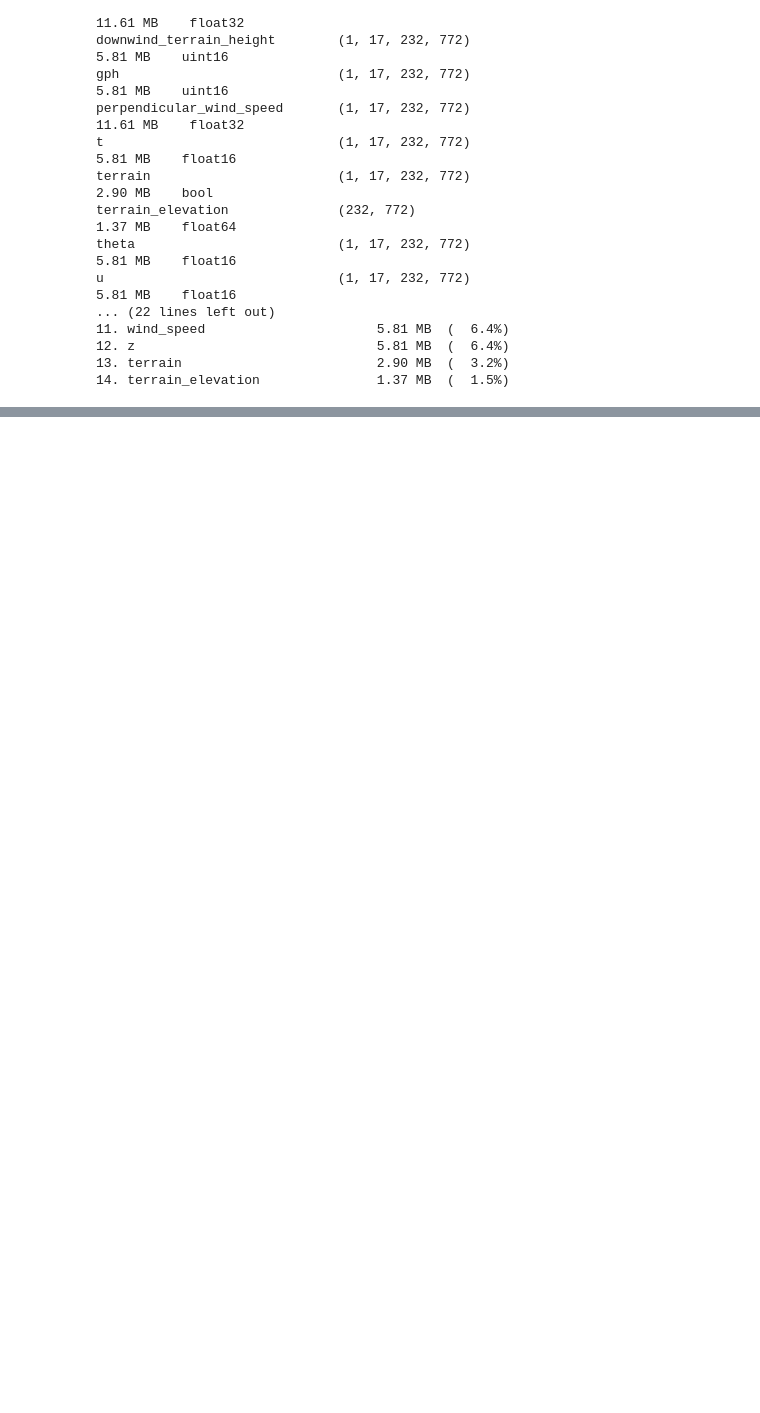
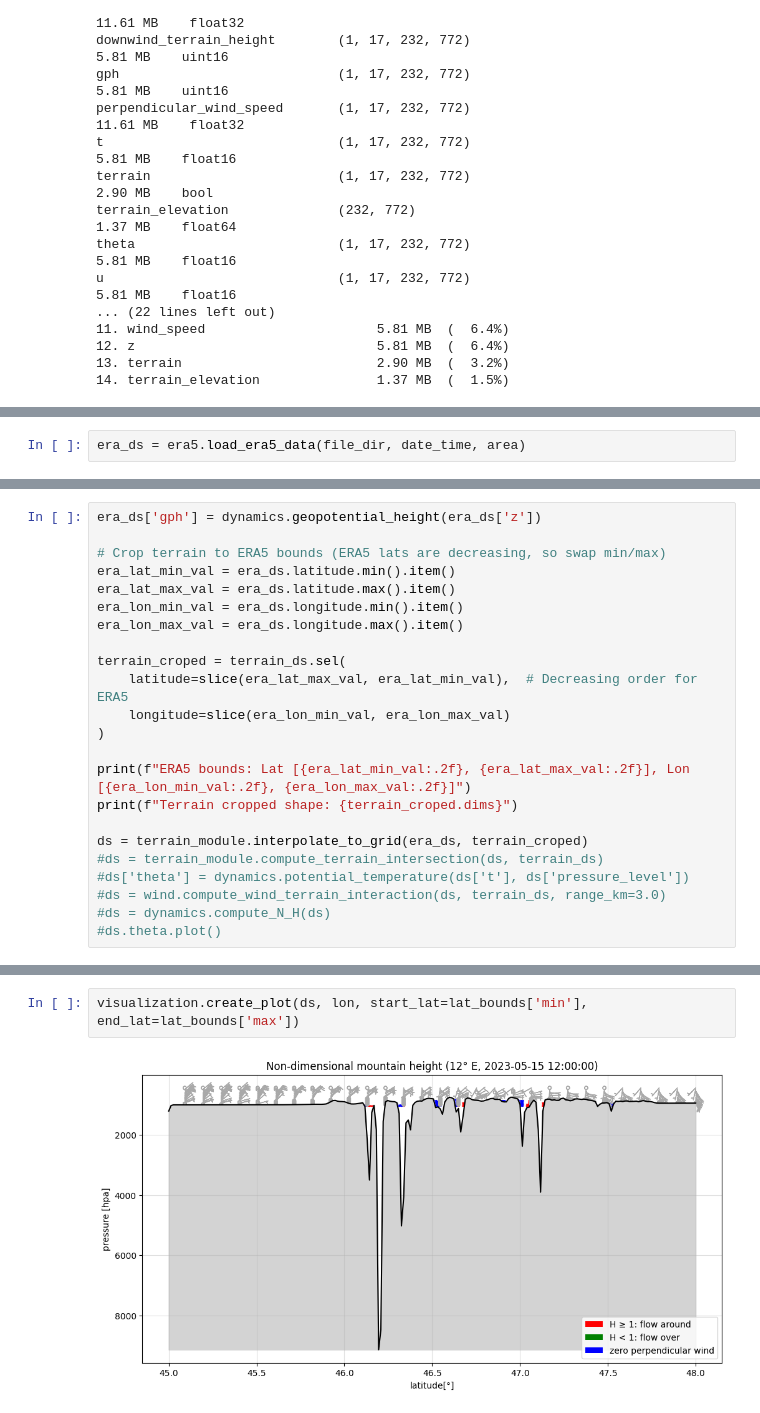
Before and after one commit to afriesinger/SciProFinal, a Jupyter notebook: era5vis-main/era5vis/wind.ipynb, the cells around one changed output, grey strips where cells are left out. Drawn from its saved outputs; the diff is of its cells as text; blank space fills up the shorter version.

```diff
--- a/era5vis-main/era5vis/wind.ipynb
+++ b/era5vis-main/era5vis/wind.ipynb
@@ -414,0 +482,2 @@ u                              (1, 17, 232, 772)                              5.
+# %%
+era_ds = era5.load_era5_data(file_dir, date_time, area)
@@ -414,0 +488,23 @@ u                              (1, 17, 232, 772)                              5.
+# %%
+era_ds['gph'] = dynamics.geopotential_height(era_ds['z'])
+
+# Crop terrain to ERA5 bounds (ERA5 lats are decreasing, so swap min/max)
+era_lat_min_val = era_ds.latitude.min().item()
+era_lat_max_val = era_ds.latitude.max().item()
+era_lon_min_val = era_ds.longitude.min().item()
+era_lon_max_val = era_ds.longitude.max().item()
+
+terrain_croped = terrain_ds.sel(
+    latitude=slice(era_lat_max_val, era_lat_min_val),  # Decreasing order for ERA5
+    longitude=slice(era_lon_min_val, era_lon_max_val)
+)
+
+print(f"ERA5 bounds: Lat [{era_lat_min_val:.2f}, {era_lat_max_val:.2f}], Lon [{era_lon_min_val:.2f}, {era_lon_max_val:.2f}]")
+print(f"Terrain cropped shape: {terrain_croped.dims}")
+
+ds = terrain_module.interpolate_to_grid(era_ds, terrain_croped)
+#ds = terrain_module.compute_terrain_intersection(ds, terrain_ds)
+#ds['theta'] = dynamics.potential_temperature(ds['t'], ds['pressure_level'])
+#ds = wind.compute_wind_terrain_interaction(ds, terrain_ds, range_km=3.0)
+#ds = dynamics.compute_N_H(ds)
+#ds.theta.plot()
@@ -414,0 +562,4 @@ u                              (1, 17, 232, 772)                              5.
+# %%
+visualization.create_plot(ds, lon, start_lat=lat_bounds['min'], end_lat=lat_bounds['max'])
+# %% [output]
+[figure, added]
```
Also changed, not shown: parts of 6 cells of this notebook, 10 other files.
